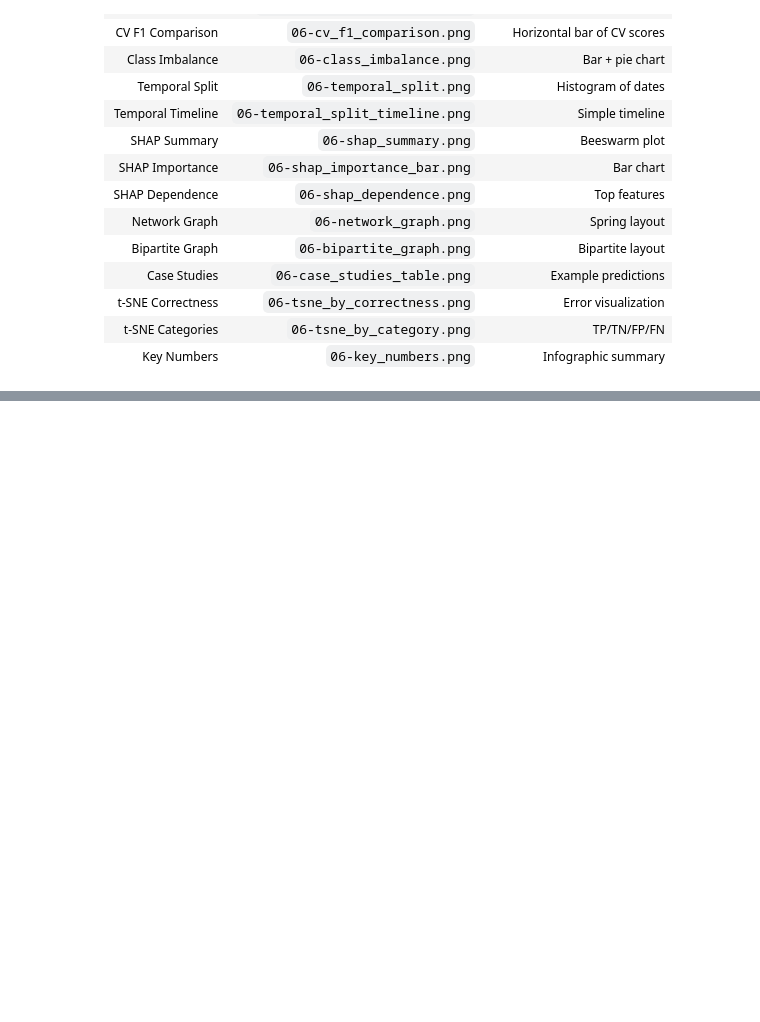
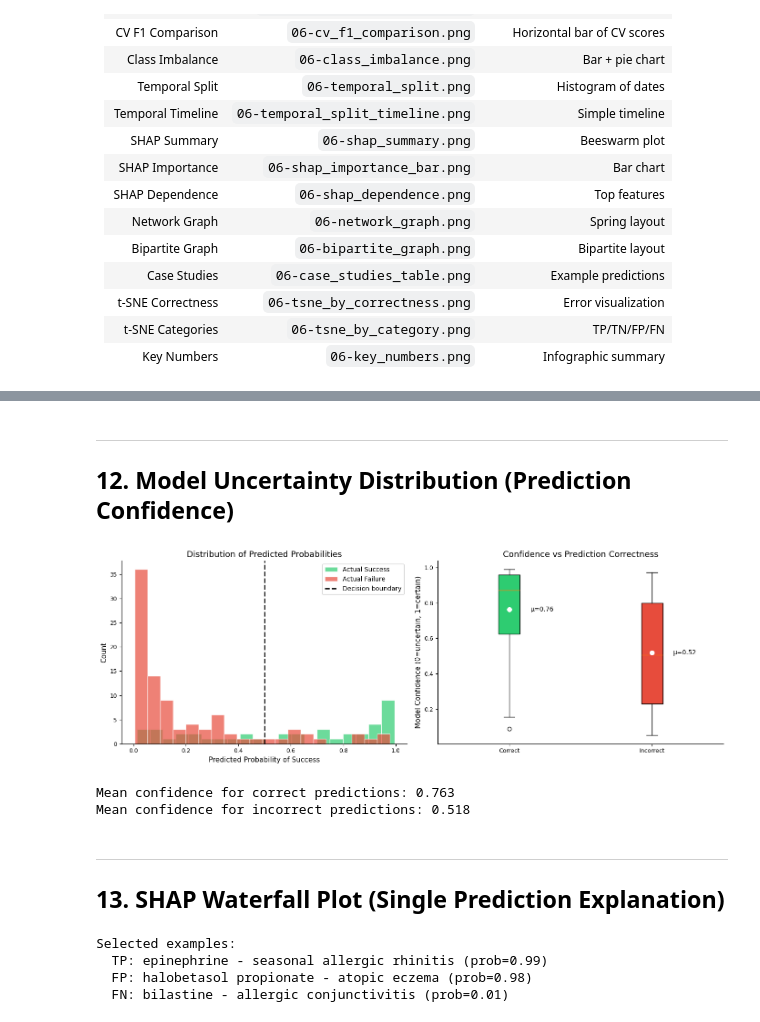
Before and after one commit to Vladislav-Antipin/DALAS-Project, a Jupyter notebook: notebooks/06-additional_figures.ipynb, the cells around one changed output, grey strips where cells are left out. Drawn from its saved outputs; the diff is of its cells as text; code cells hidden in the pictures; blank space fills up the shorter version.

```diff
--- a/notebooks/06-additional_figures.ipynb
+++ b/notebooks/06-additional_figures.ipynb
@@ -835,0 +1056,80 @@ plt.show()
+# %% [markdown]
+---
+## 12. Model Uncertainty Distribution (Prediction Confidence)
+# %%
+# Model uncertainty / confidence distribution
+fig, axes = plt.subplots(1, 2, figsize=(14, 5))
+
+# Plot 1: Histogram of predicted probabilities
+ax = axes[0]
+ax.hist(y_prob[y_test == True], bins=20, alpha=0.7, label='Actual Success', color='#2ecc71', edgecolor='white')
+ax.hist(y_prob[y_test == False], bins=20, alpha=0.7, label='Actual Failure', color='#e74c3c', edgecolor='white')
+ax.axvline(x=0.5, color='black', linestyle='--', linewidth=2, label='Decision boundary')
+ax.set_xlabel('Predicted Probability of Success')
+ax.set_ylabel('Count')
+ax.set_title('Distribution of Predicted Probabilities')
+ax.legend()
+ax.spines['top'].set_visible(False)
+ax.spines['right'].set_visible(False)
+
+# Plot 2: Confidence (distance from 0.5) vs Correctness
+ax = axes[1]
+confidence = np.abs(y_prob - 0.5) * 2  # Scale to 0-1
+correct = (y_pred == y_test.values)
+
+# Box plot
+bp = ax.boxplot([confidence[correct], confidence[~correct]],
+                labels=['Correct', 'Incorrect'],
+                patch_artist=True)
+bp['boxes'][0].set_facecolor('#2ecc71')
+bp['boxes'][1].set_facecolor('#e74c3c')
+
+ax.set_ylabel('Model Confidence (0=uncertain, 1=certain)')
+ax.set_title('Confidence vs Prediction Correctness')
+ax.spines['top'].set_visible(False)
+ax.spines['right'].set_visible(False)
+
+# Add mean values
+for i, (data, color) in enumerate([(confidence[correct], '#2ecc71'), (confidence[~correct], '#e74c3c')]):
+    ax.scatter([i+1], [data.mean()], color='white', edgecolor=color, s=100, zorder=5, linewidth=2)
+    ax.text(i+1.15, data.mean(), f'μ={data.mean():.2f}', va='center', fontsize=10)
+
+plt.tight_layout()
+if SAVE_FIGS:
+    plt.savefig(FIG_PATH + "06-uncertainty_distribution.png", dpi=300, bbox_inches="tight")
+plt.show()
+
+print(f"Mean confidence for correct predictions: {confidence[correct].mean():.3f}")
+print(f"Mean confidence for incorrect predictions: {confidence[~correct].mean():.3f}")
+# %% [output]
+[figure, added]
+Mean confidence for correct predictions: 0.763
+Mean confidence for incorrect predictions: 0.518
+# %% [markdown]
+---
+## 13. SHAP Waterfall Plot (Single Prediction Explanation)
+# %%
+if SHAP_AVAILABLE and 'xgb' in models:
+    # Create SHAP Explanation object for waterfall plot
+    # Pick interesting examples: one TP, one FP, one FN
+
+    # Find example indices in X_test
+    tp_idx = test_results[test_results['category'] == 'TP'].nlargest(1, 'y_prob').index[0]
+    fp_idx = test_results[test_results['category'] == 'FP'].nlargest(1, 'y_prob').index[0]
+    fn_idx = test_results[test_results['category'] == 'FN'].nsmallest(1, 'y_prob').index[0]
+
+    # Get relative positions in X_test
+    test_indices = X_test.index.tolist()
+    tp_pos = test_indices.index(tp_idx)
+    fp_pos = test_indices.index(fp_idx)
+    fn_pos = test_indices.index(fn_idx)
+
+    print(f"Selected examples:")
+    print(f"  TP: {test_results.loc[tp_idx, 'drug_name']} - {test_results.loc[tp_idx, 'disease_name']} (prob={test_results.loc[tp_idx, 'y_prob']:.2f})")
+    print(f"  FP: {test_results.loc[fp_idx, 'drug_name']} - {test_results.loc[fp_idx, 'disease_name']} (prob={test_results.loc[fp_idx, 'y_prob']:.2f})")
+    print(f"  FN: {test_results.loc[fn_idx, 'drug_name']} - {test_results.loc[fn_idx, 'disease_name']} (prob={test_results.loc[fn_idx, 'y_prob']:.2f})")
+# %% [output]
+Selected examples:
+  TP: epinephrine - seasonal allergic rhinitis (prob=0.99)
+  FP: halobetasol propionate - atopic eczema (prob=0.98)
+  FN: bilastine - allergic conjunctivitis (prob=0.01)
```
Also changed, not shown: parts of 17 cells of this notebook.
